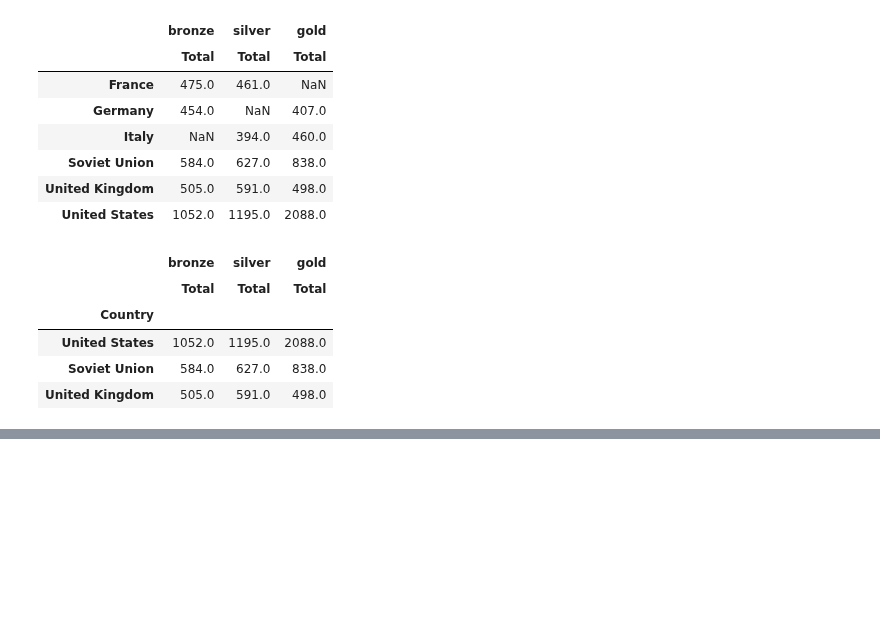
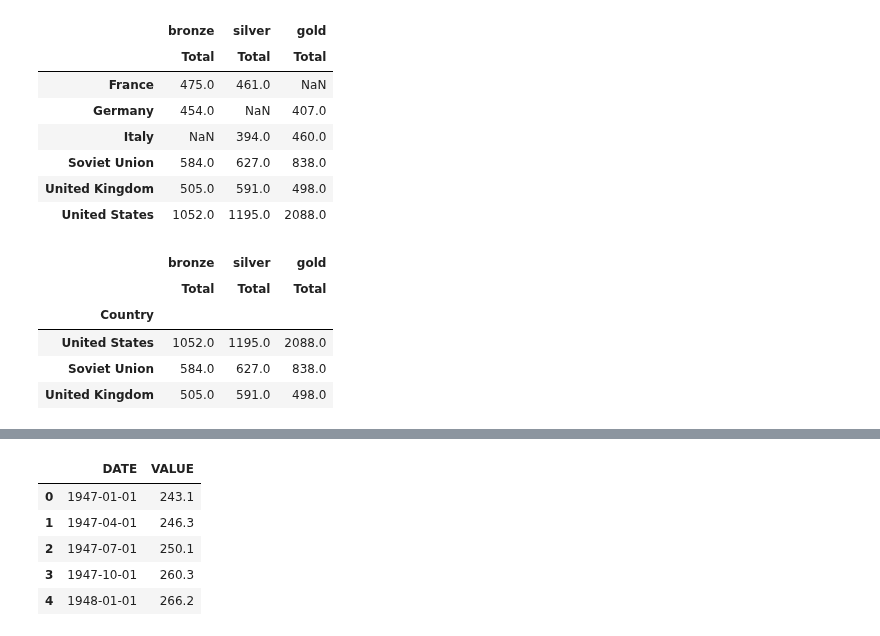
Before and after one commit to sushant2811/pythonAndStatsForDS, a Jupyter notebook: advancedPandas.ipynb, the cells around one changed output, grey strips where cells are left out. Saved outputs shown, nothing was run; the diff lists cells and outputs as text; code cells hidden in the pictures; blank space fills up the shorter version.

```diff
--- a/advancedPandas.ipynb
+++ b/advancedPandas.ipynb
@@ -2421,0 +2424,3 @@ pd.concat(medals, keys
+# %%
+china = pd.read_csv('./datasets/GDP/gdp_china.csv', index_col='Year', parse_dates=True)
+usa = pd.read_csv('./datasets/GDP/gdp_usa.csv', index_col='DATE', parse_dates=True)
@@ -2421,0 +2437,9 @@ pd.concat(medals, keys
+# %%
+usa.head()
+# %% [output]
+|  | DATE | VALUE |
+| 0 | 1947-01-01 | 243.1 |
+| 1 | 1947-04-01 | 246.3 |
+| 2 | 1947-07-01 | 250.1 |
+| 3 | 1947-10-01 | 260.3 |
+| 4 | 1948-01-01 | 266.2 |
```
Also changed, not shown: parts of 19 cells of this notebook.
